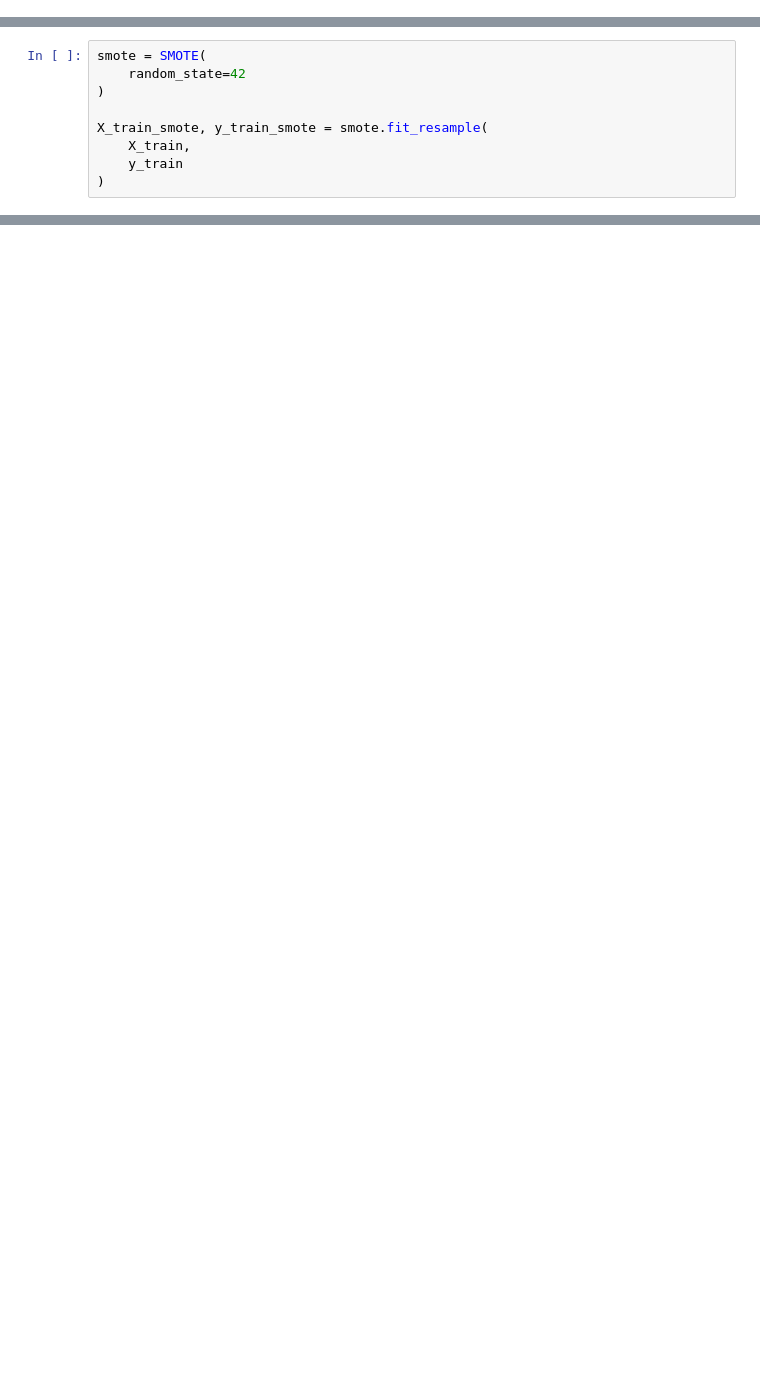
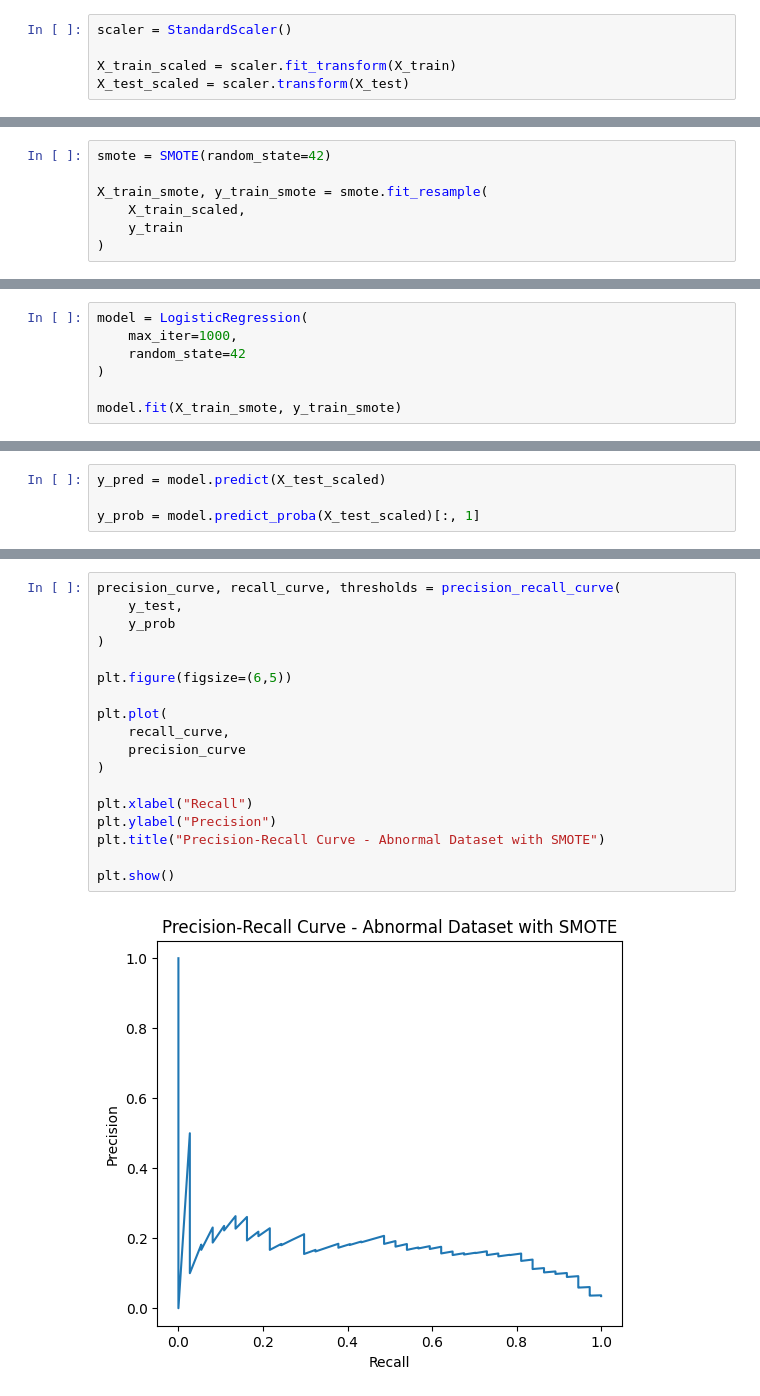
Before and after one commit to aichwaryabiradar/Applied-Probability-and-statistics, a Jupyter notebook: Telco customer churn/Notebook/Abnormal_LR.ipynb, the cells around one changed output, grey strips where cells are left out. Drawn from its saved outputs; the diff is of its cells as text; blank space fills up the shorter version.

```diff
--- a/Telco customer churn/Notebook/Abnormal_LR.ipynb
+++ b/Telco customer churn/Notebook/Abnormal_LR.ipynb
@@ -139,3 +103,8 @@ Testing: (1409, 30)
+# %%
+scaler = StandardScaler()
+
+X_train_scaled = scaler.fit_transform(X_train)
+X_test_scaled = scaler.transform(X_test)
 # %%
 print("Before SMOTE:")
 print(y_train.value_counts())
@@ -147,10 +116,8 @@ Churn
 Name: count, dtype: int64
 # %%
-smote = SMOTE(
-    random_state=42
-)
+smote = SMOTE(random_state=42)
 
 X_train_smote, y_train_smote = smote.fit_resample(
-    X_train,
+    X_train_scaled,
     y_train
 )
@@ -159,0 +133,7 @@ SMOTE does not accept missing values encoded as NaN natively. For supervised lea
+# %%
+model = LogisticRegression(
+    max_iter=1000,
+    random_state=42
+)
+
+model.fit(X_train_smote, y_train_smote)
@@ -159,0 +142,4 @@ SMOTE does not accept missing values encoded as NaN natively. For supervised lea
+# %%
+y_pred = model.predict(X_test_scaled)
+
+y_prob = model.predict_proba(X_test_scaled)[:, 1]
@@ -159,0 +242,20 @@ SMOTE does not accept missing values encoded as NaN natively. For supervised lea
+# %%
+precision_curve, recall_curve, thresholds = precision_recall_curve(
+    y_test,
+    y_prob
+)
+
+plt.figure(figsize=(6,5))
+
+plt.plot(
+    recall_curve,
+    precision_curve
+)
+
+plt.xlabel("Recall")
+plt.ylabel("Precision")
+plt.title("Precision-Recall Curve - Abnormal Dataset with SMOTE")
+
+plt.show()
+# %% [output]
+[figure, added]
```
Also changed, not shown: parts of 30 cells of this notebook.
